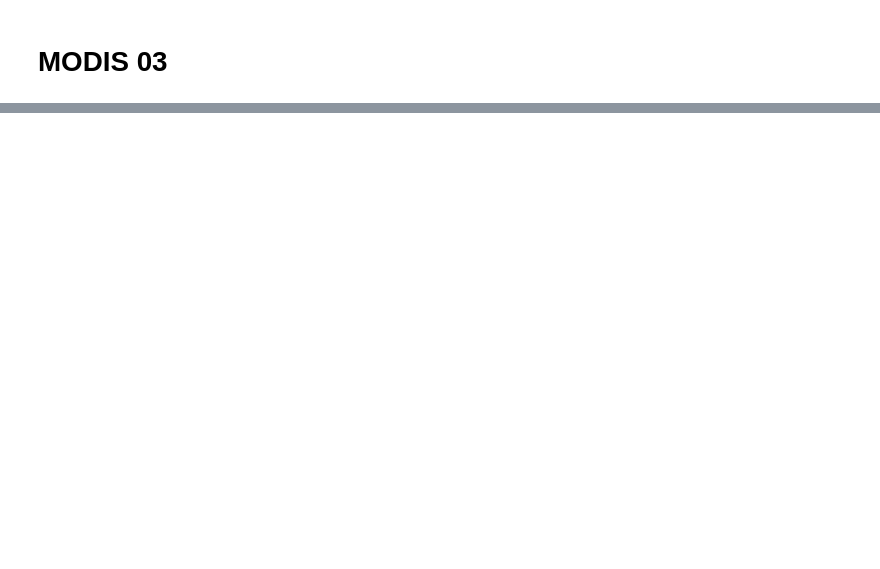
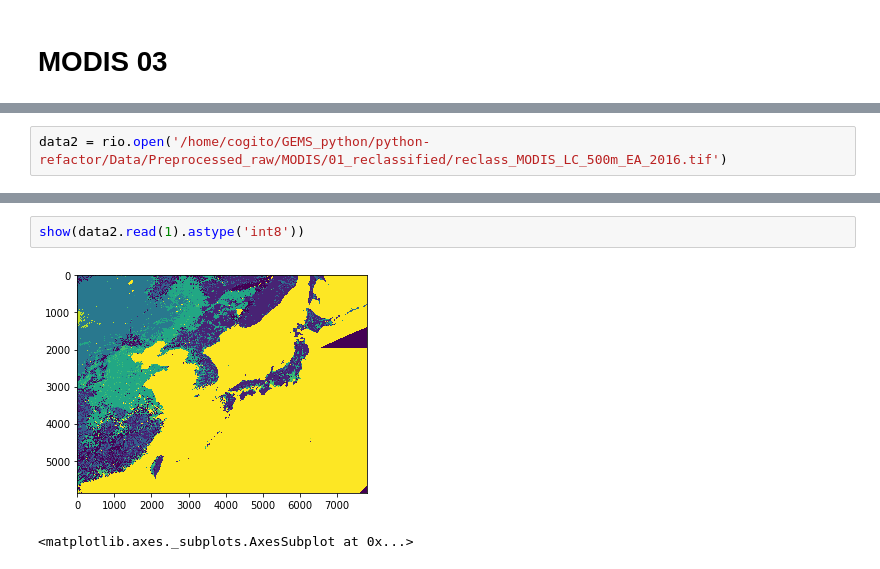
Before and after one commit to cogito288/GEMS_python, a Jupyter notebook: python-refactor/Code/pre_01_raw/MODIS_test.ipynb, the cells around one changed output, grey strips where cells are left out. Saved outputs shown, nothing was run; the diff lists cells and outputs as text; blank space fills up the shorter version.

```diff
--- a/python-refactor/Code/pre_01_raw/MODIS_test.ipynb
+++ b/python-refactor/Code/pre_01_raw/MODIS_test.ipynb
@@ -357,0 +414,2 @@ array([[  8,   8,   8, ...,  17,  17,  17],
+# %%
+data2 = rio.open('/home/cogito/GEMS_python/python-refactor/Data/Preprocessed_raw/MODIS/01_reclassified/reclass_MODIS_LC_500m_EA_2016.tif')
@@ -357,0 +442,5 @@ array([[  8,   8,   8, ...,  17,  17,  17],
+# %%
+show(data2.read(1).astype('int8'))
+# %% [output]
+[figure, added]
+<matplotlib.axes._subplots.AxesSubplot at 0x...>
```
Also changed, not shown: parts of 21 cells of this notebook, 12 other files.
